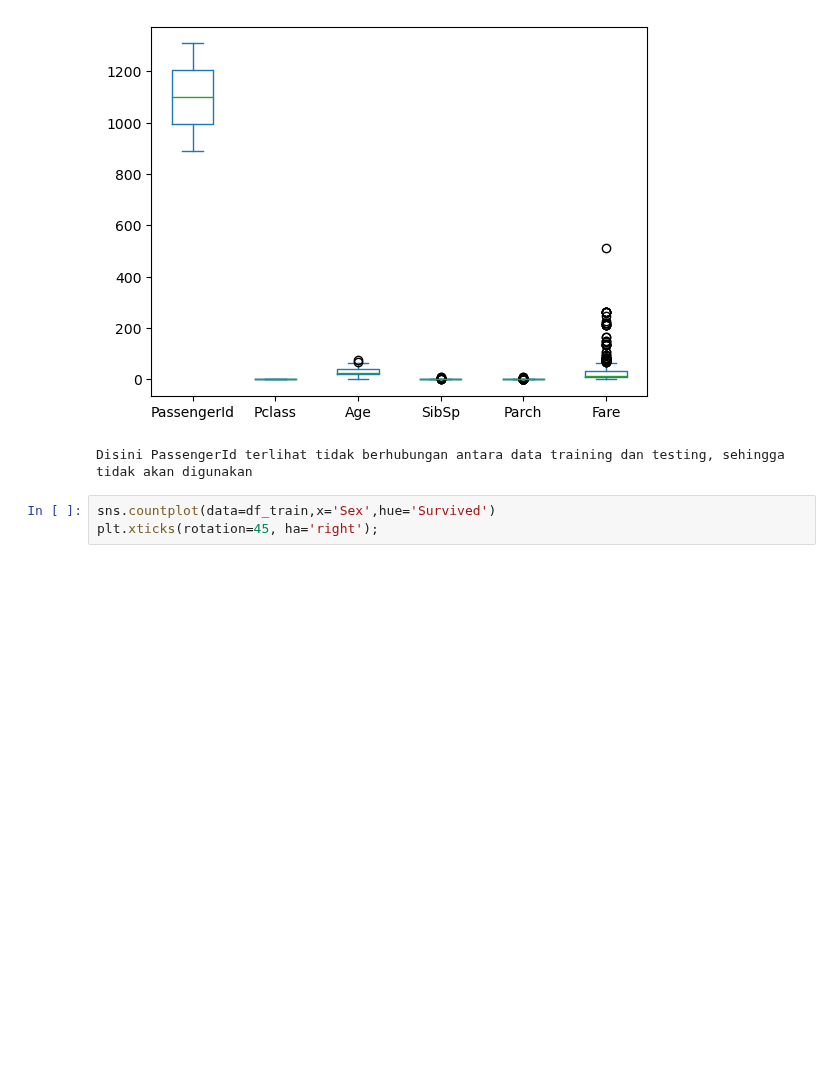
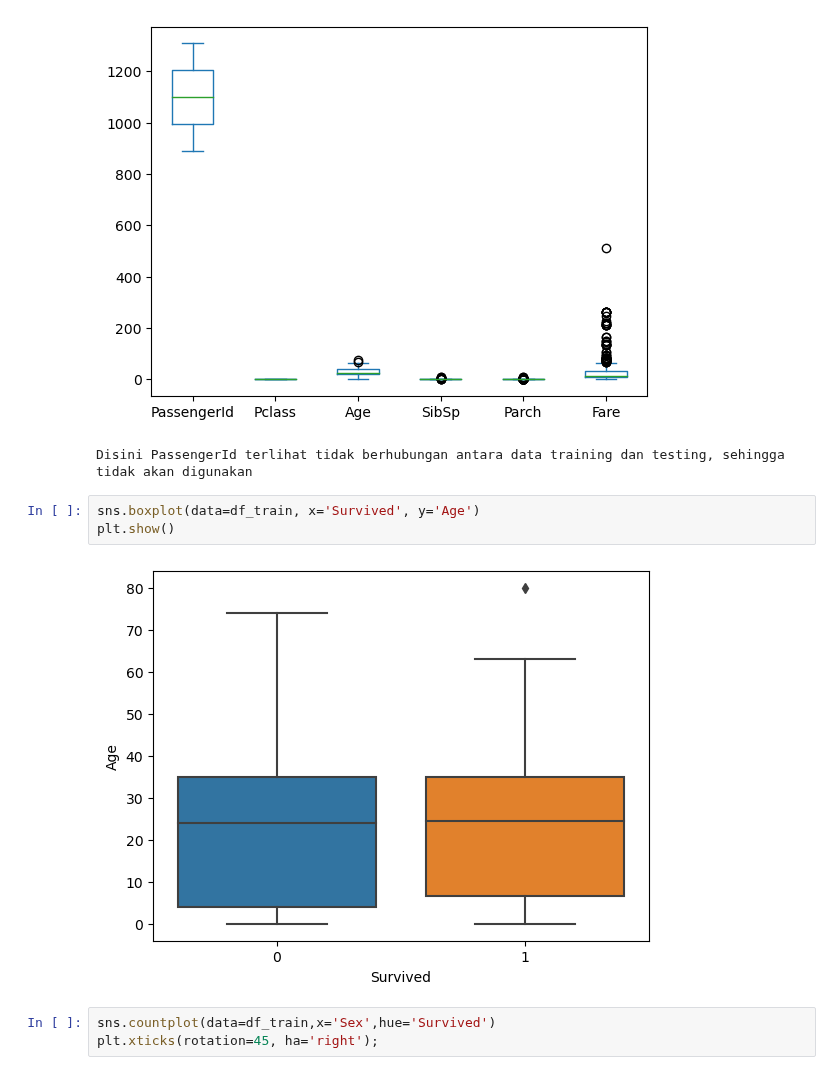
Before and after one commit to Ajhie1987/Python_Train, a Jupyter notebook: Final_Assign.ipynb, the cells around one changed output. Saved outputs shown, nothing was run; the diff lists cells and outputs as text; blank space fills up the shorter version.

```diff
--- a/Final_Assign.ipynb
+++ b/Final_Assign.ipynb
@@ -112,6 +63,11 @@ print('Disini PassengerId terlihat tidak berhubungan antara data training dan te
 [figure]
 [figure]
 Disini PassengerId terlihat tidak berhubungan antara data training dan testing, sehingga tidak akan digunakan
+# %%
+sns.boxplot(data=df_train, x='Survived', y='Age')
+plt.show()
+# %% [output]
+[figure, added]
 # %%
 sns.countplot(data=df_train,x='Sex',hue='Survived')
 plt.xticks(rotation=45, ha='right');
```
Also changed, not shown: parts of 4 cells of this notebook.
